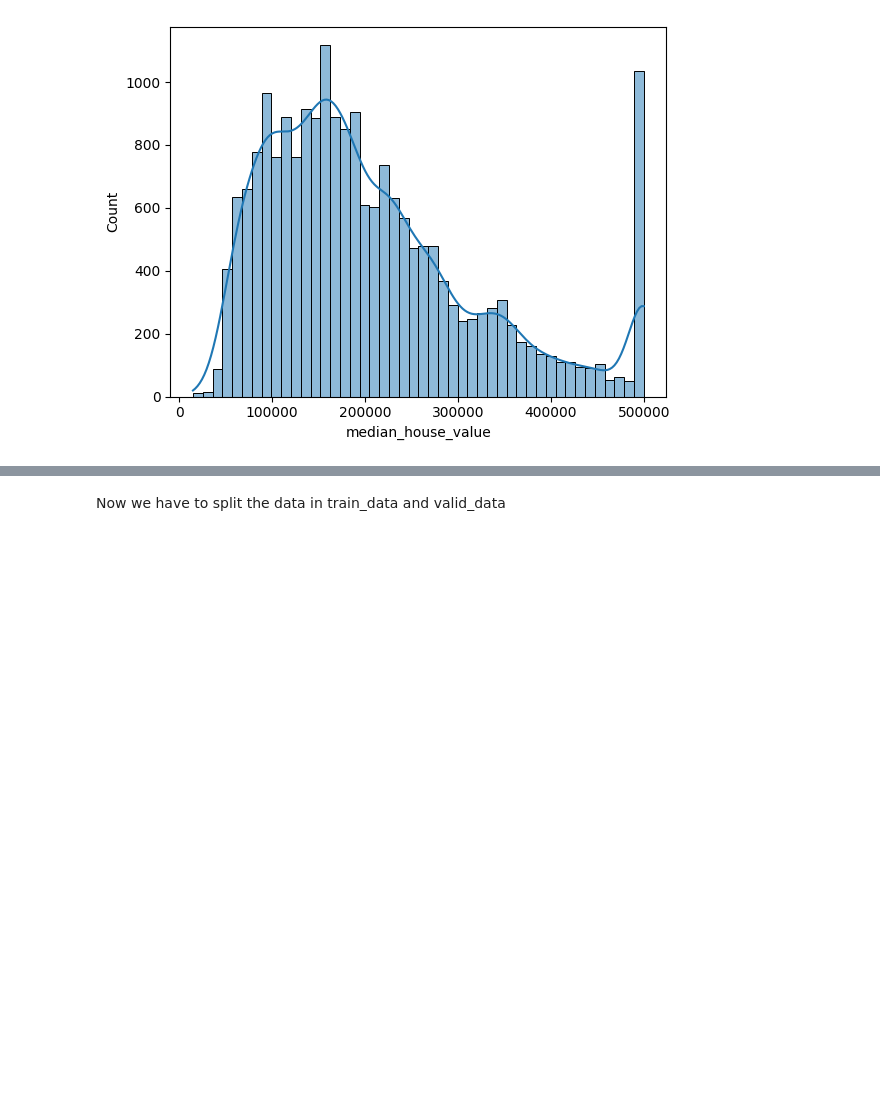
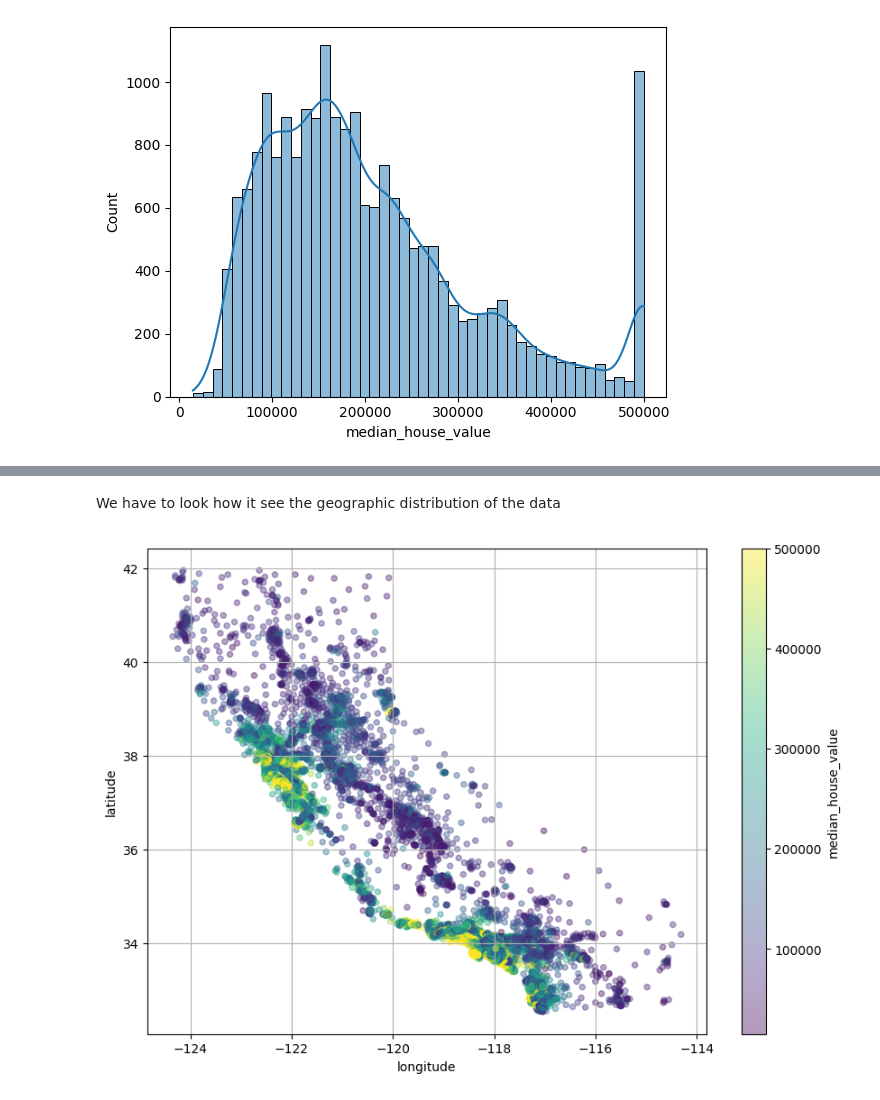
Before and after one commit to psilvac/house_price_project, a Jupyter notebook: notebooks/exploratory_analysis.ipynb, the cells around one changed output, grey strips where cells are left out. Saved outputs shown, nothing was run; the diff lists cells and outputs as text; code cells hidden in the pictures; blank space fills up the shorter version.

```diff
--- a/notebooks/exploratory_analysis.ipynb
+++ b/notebooks/exploratory_analysis.ipynb
@@ -69,0 +72,4 @@ df = df[df['ocean_proximity'] != 'ISLAND']
+# %%
+df_numeric = df.copy()
+df_numeric = df.select_dtypes(include=['float64', 'int64']).copy()
+df_numeric.head()
@@ -142,2 +125,13 @@ df_num.head()
-# %% [markdown]
-Now we have to split the data in train_data and valid_data
+# %% [markdown]
+We have to look how it see the geographic distribution of the data
+# %%
+df_numeric.plot.scatter(x='longitude',
+                y='latitude',
+                alpha=0.4,
+                figsize=(10, 7),
+                c='median_house_value',
+                cmap='viridis',
+                grid=True,)
+plt.show()
+# %% [output]
+[figure, added]
```
Also changed, not shown: parts of 20 cells of this notebook.
